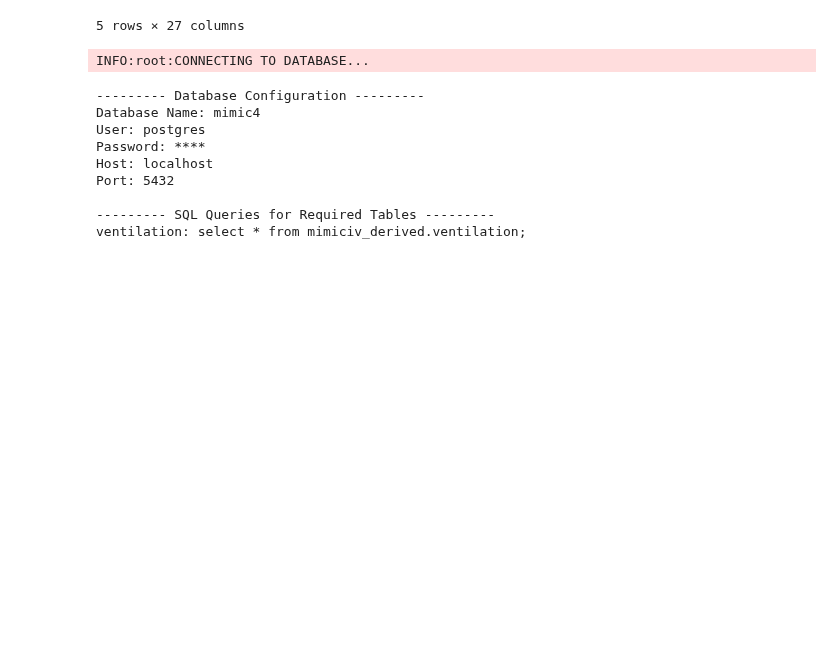
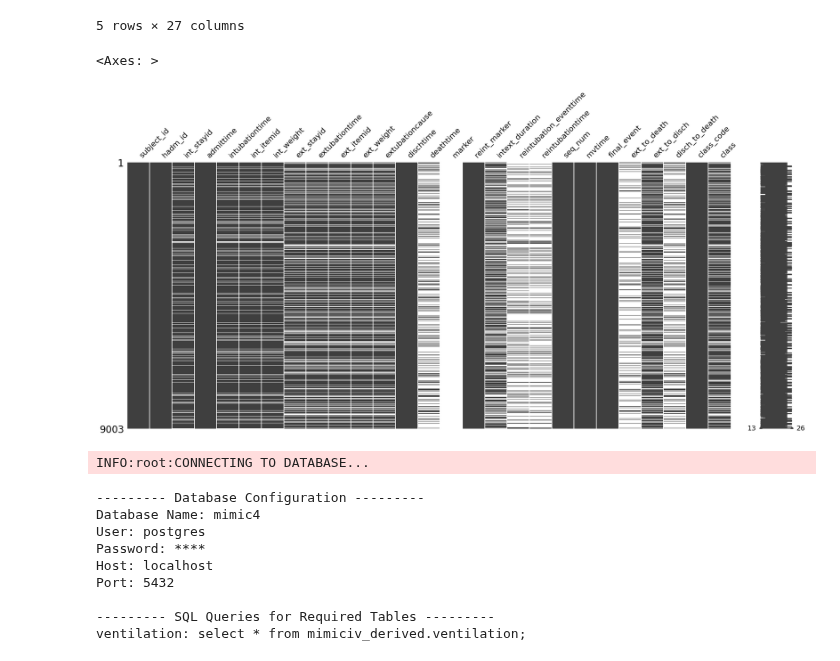
Before and after one commit to sujungleeml/P1_extubationfailure, a Jupyter notebook: 서대철/notebooks/240207_vent_test.ipynb, the cells around one changed output. Saved outputs shown, nothing was run; the diff lists cells and outputs as text; code cells hidden in the pictures; blank space fills up the shorter version.

```diff
--- a/서대철/notebooks/240207_vent_test.ipynb
+++ b/서대철/notebooks/240207_vent_test.ipynb
@@ -34,6 +44,11 @@ Converted reintubation_eventtime to datetime.
 | 3 | 10004401 | 29988601 | 32773003.0 | 2144-01-23 07:58:00 | 2144-01-27 19:00:00 | 224385.0 | 76.0 | 32773003.0 | ... |
 | 4 | 10004401 | 29988601 | 32773003.0 | 2144-01-23 07:58:00 | 2144-01-30 13:00:00 | 224385.0 | 76.0 | NaN | ... |
 5 rows × 27 columns
+# %%
+msno.matrix(subjectlist)
+# %% [output]
+<Axes: >
+[figure, added]
 # %%
 # DB 연결 테이블 후 가져오기
 
```
Also changed, not shown: parts of 21 cells of this notebook, 3 other files.
